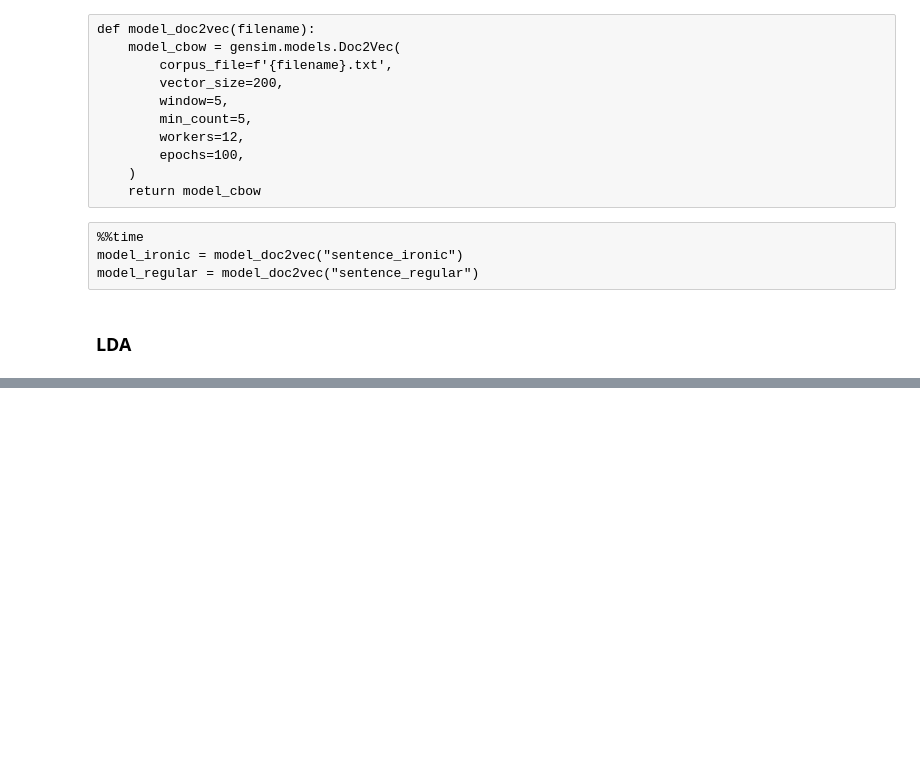
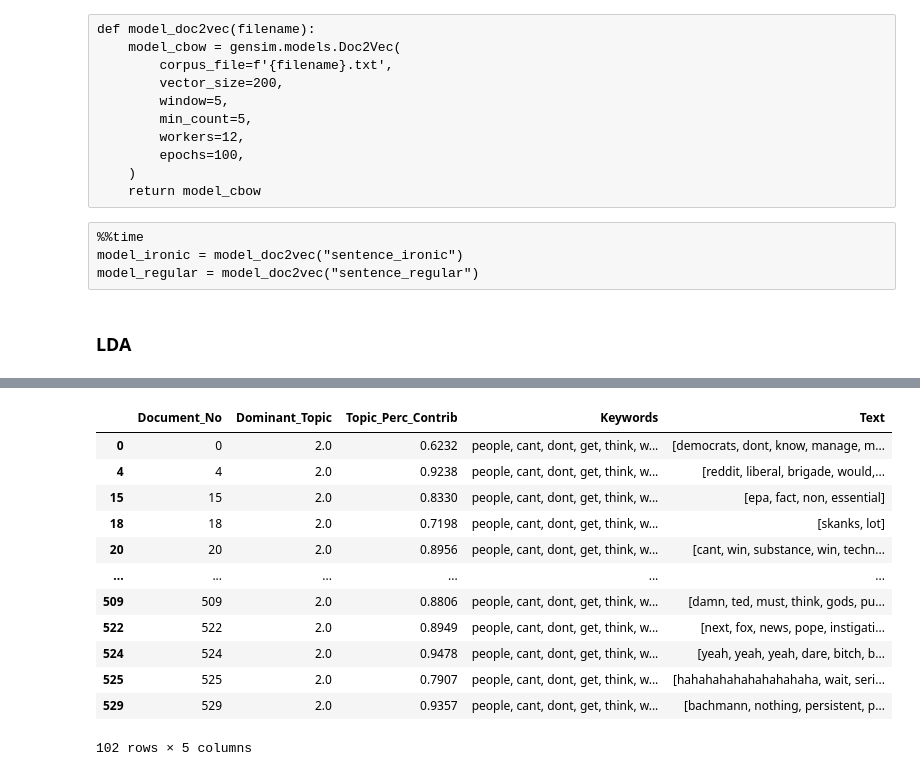
Before and after one commit to andrekwr/Exploratory-Analysis-Ironic-Sentences, a Jupyter notebook: main.ipynb, the cells around one changed output, grey strips where cells are left out. Cells and saved outputs as stored; diff of their text form; code cells hidden in the pictures; blank space fills up the shorter version.

```diff
--- a/main.ipynb
+++ b/main.ipynb
@@ -271,0 +216,36 @@ display_model(corpus_regular, dictionary_regular, lda_model_regular)
+# %%
+# https://www.machinelearningplus.com/nlp/topic-modeling-gensim-python/
+
+#Ironic
+#Dominant topic in each sentence
+
+def format_topics_sentences(ldamodel, corpus, texts):
+    # Init output
+    sent_topics_df = pd.DataFrame()
+
+    # Get main topic in each document
+    for i, row in enumerate(ldamodel[corpus]):
+        row = sorted(row, key=lambda x: (x[1]), reverse=True)
+        # Get the Dominant topic, Perc Contribution and Keywords for each document
+        for j, (topic_num, prop_topic) in enumerate(row):
+            if j == 0:  # => dominant topic
+                wp = ldamodel.show_topic(topic_num)
+                topic_keywords = ", ".join([word for word, prop in wp])
+                sent_topics_df = sent_topics_df.append(pd.Series([int(topic_num), round(prop_topic,4), topic_keywords]), ignore_index=True)
+            else:
+                break
+    sent_topics_df.columns = ['Dominant_Topic', 'Perc_Contribution', 'Topic_Keywords']
+
+    # Add original text to the end of the output
+    contents = pd.Series(texts)
+    sent_topics_df = pd.concat([sent_topics_df, contents], axis=1)
+    return(sent_topics_df)
+
+
+df_topic_sents_keywords_ironic = format_topics_sentences(lda_model_ironic, corpus_ironic, sents_ironic)
+
+df_dominant_topic_ironic = df_topic_sents_keywords_ironic.reset_index()
+df_dominant_topic_ironic.columns = ['Document_No', 'Dominant_Topic', 'Topic_Perc_Contrib', 'Keywords', 'Text']
+
+# Show
+df_dominant_topic_ironic.head(10)
@@ -271,0 +264,23 @@ display_model(corpus_regular, dictionary_regular, lda_model_regular)
+# %%
+#Dominant topics occurences
+df_dominant_topic_ironic.Dominant_Topic.value_counts()
+
+#Dominant topic with most occurences
+dominant_topic_ironic = df_dominant_topic_ironic.Dominant_Topic.value_counts().index[0]
+
+#Documents related to dominant topic with most occurences
+df_dominant_topic_ironic[df_dominant_topic_ironic.Dominant_Topic == dominant_topic_ironic]
+# %% [output]
+|  | Document_No | Dominant_Topic | Topic_Perc_Contrib | Keywords | Text |
+| 0 | 0 | 2.0 | 0.6232 | people, cant, dont, get, think, w... | [democrats, dont, know, manage, m... |
+| 4 | 4 | 2.0 | 0.9238 | people, cant, dont, get, think, w... | [reddit, liberal, brigade, would,... |
+| 15 | 15 | 2.0 | 0.8330 | people, cant, dont, get, think, w... | [epa, fact, non, essential] |
+| 18 | 18 | 2.0 | 0.7198 | people, cant, dont, get, think, w... | [skanks, lot] |
+| 20 | 20 | 2.0 | 0.8956 | people, cant, dont, get, think, w... | [cant, win, substance, win, techn... |
+| ... | ... | ... | ... | ... | ... |
+| 509 | 509 | 2.0 | 0.8806 | people, cant, dont, get, think, w... | [damn, ted, must, think, gods, pu... |
+| 522 | 522 | 2.0 | 0.8949 | people, cant, dont, get, think, w... | [next, fox, news, pope, instigati... |
+| 524 | 524 | 2.0 | 0.9478 | people, cant, dont, get, think, w... | [yeah, yeah, yeah, dare, bitch, b... |
+| 525 | 525 | 2.0 | 0.7907 | people, cant, dont, get, think, w... | [hahahahahahahahahaha, wait, seri... |
+| 529 | 529 | 2.0 | 0.9357 | people, cant, dont, get, think, w... | [bachmann, nothing, persistent, p... |
+102 rows × 5 columns
```
Also changed, not shown: parts of 31 cells of this notebook.
